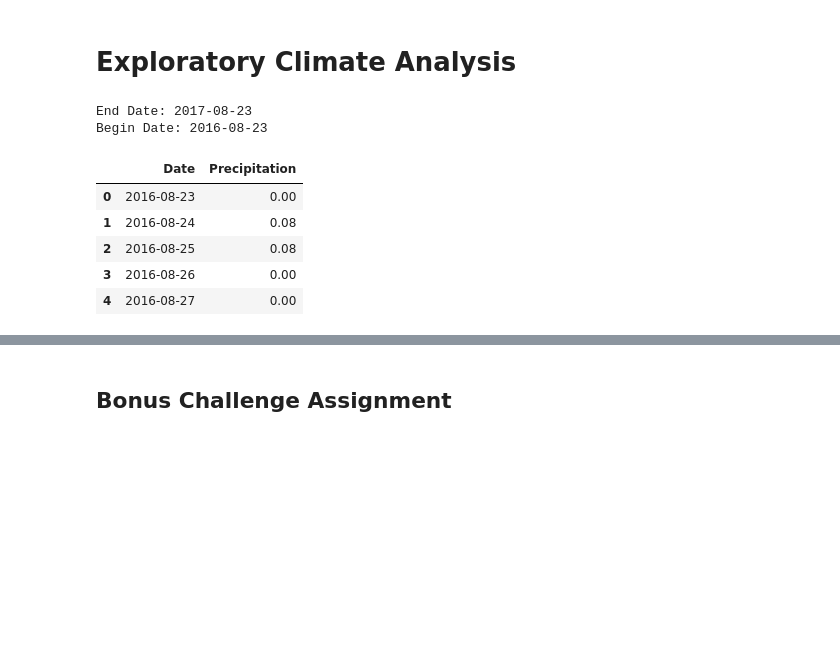
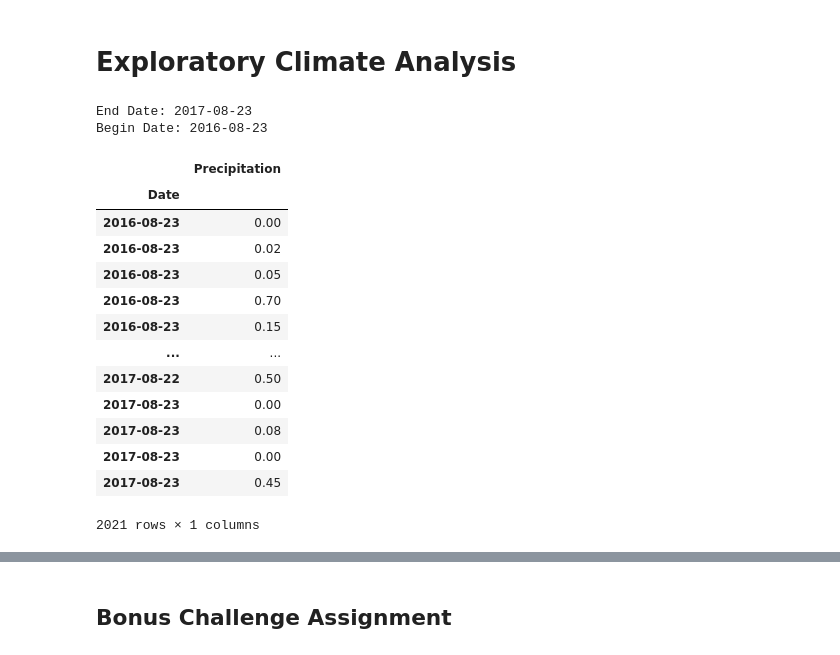
Before and after one commit to khbader101/sqlalchemy-challenge, a Jupyter notebook: climate_starter.ipynb, the cells around one changed output, grey strips where cells are left out. Saved outputs shown, nothing was run; the diff lists cells and outputs as text; code cells hidden in the pictures; blank space fills up the shorter version.

```diff
--- a/climate_starter.ipynb
+++ b/climate_starter.ipynb
@@ -65,28 +65,45 @@ elevation FLOAT
 # Design a query to retrieve the last 12 months of precipitation data and plot the results
 
 # Calculate the date 1 year ago from the last data point in the database
+
+
+#Needed to change below code because it was messing up the x axis in my graph
+#split_date = last_date[0].split('-')
+#later_year = dt.date(int(split_date[0]), int(split_date[1]), int(split_date[2]))
+#previous_year = dt.date(int(split_date[0]), int(split_date[1]), int(split_date[2])) - dt.timedelta(days=365)
+
+
 last_date = session.query(Measurement.date).order_by((Measurement.date).desc()).first()
-split_date = last_date[0].split('-')
-later_year = dt.date(int(split_date[0]), int(split_date[1]), int(split_date[2]))
-previous_year = dt.date(int(split_date[0]), int(split_date[1]), int(split_date[2])) - dt.timedelta(days=365)
-print(f"End Date: {later_year}")
-print(f"Begin Date: {previous_year}")
-# Perform a query to retrieve the data and precipitation scores
-# Save the query results as a Pandas DataFrame and set the index to the date column
-# Sort the dataframe by date
-pcrp_data = session.query(Measurement.date, Measurement.prcp).filter(Measurement.date >= previous_year).all()
-pcrp_data = pd.DataFrame(pcrp_data, columns=["Date", "Precipitation"])
-precipitation = pcrp_data.dropna()
-Precip_data = precipitation.set_index("Date")
-precip_data.head()
+prev_year = (dt.datetime.strptime(last_date[0],'%Y-%m-%d') - dt.timedelta(days=365)).strftime('%Y-%m-%d')
+print(f"End Date: {last_date[0]}")
+print(f"Begin Date: {prev_year}")
 # %% [output]
 End Date: 2017-08-23
 Begin Date: 2016-08-23
-|  | Date | Precipitation |
-| 0 | 2016-08-23 | 0.00 |
-| 1 | 2016-08-24 | 0.08 |
-| 2 | 2016-08-25 | 0.08 |
-| 3 | 2016-08-26 | 0.00 |
-| 4 | 2016-08-27 | 0.00 |
+# %%
+# Perform a query to retrieve the data and precipitation scores
+# Save the query results as a Pandas DataFrame and set the index to the date column
+# Sort the dataframe by date
+p_data = session.query(Measurement.date, Measurement.prcp).filter(Measurement.date >= prev_year).all()
+pcrp_data = pd.DataFrame(p_data, columns=["Date", "Precipitation"])
+precipitation = pcrp_data.dropna()
+precip = precipitation.sort_values(["Date"], ascending=True)
+precip_data = precip.set_index("Date")
+precip_data
+# %% [output]
+|  | Precipitation |
+| Date |  |
+| 2016-08-23 | 0.00 |
+| 2016-08-23 | 0.02 |
+| 2016-08-23 | 0.05 |
+| 2016-08-23 | 0.70 |
+| 2016-08-23 | 0.15 |
+| ... | ... |
+| 2017-08-22 | 0.50 |
+| 2017-08-23 | 0.00 |
+| 2017-08-23 | 0.08 |
+| 2017-08-23 | 0.00 |
+| 2017-08-23 | 0.45 |
+2021 rows × 1 columns
 # %%
 # Use Pandas Plotting with Matplotlib to plot the data
```
Also changed, not shown: parts of 7 cells of this notebook.
